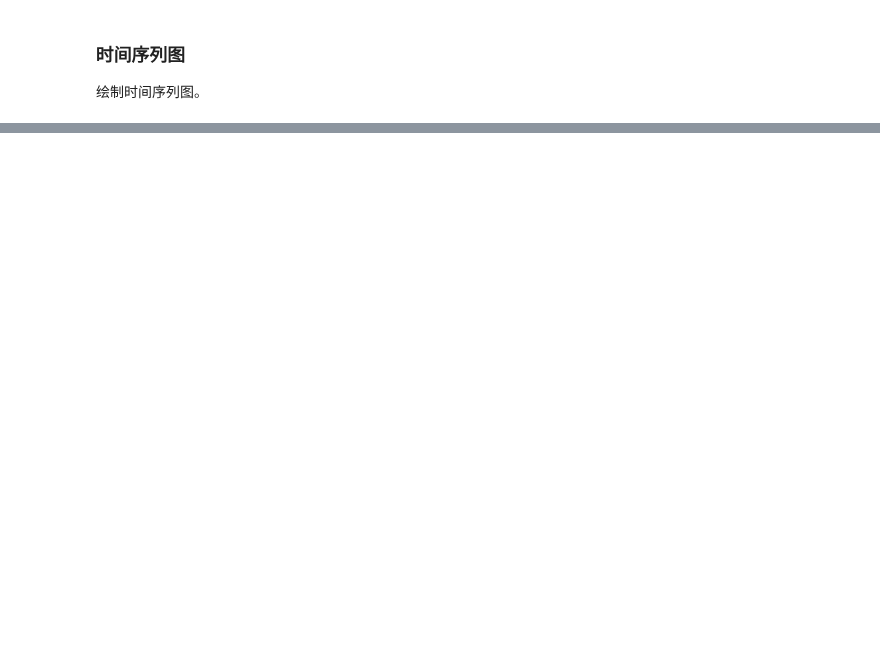
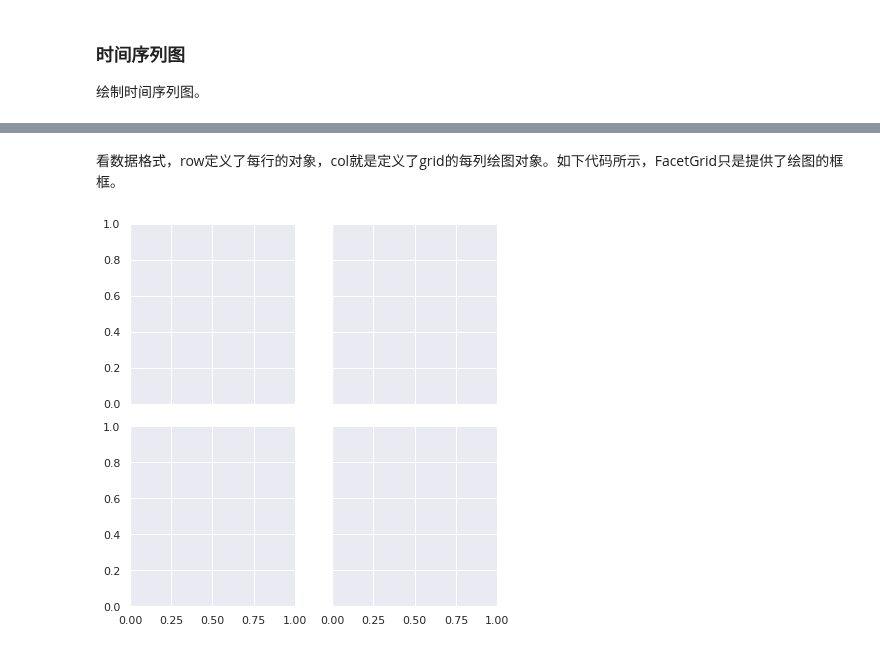
Before and after one commit to iHeadWater/hydrus, a Jupyter notebook: 3-seaborn/seaborn.ipynb, the cells around one changed output, grey strips where cells are left out. Cells and saved outputs as stored; diff of their text form; code cells hidden in the pictures; blank space fills up the shorter version.

Commit message:
np,pd+seaborn补充

```diff
--- a/3-seaborn/seaborn.ipynb
+++ b/3-seaborn/seaborn.ipynb
@@ -336,0 +416,7 @@ To register the converters:
+# %%
+import numpy as np
+import seaborn as sns
+import matplotlib.pyplot as plt
+sns.set(style="darkgrid")
+tips = sns.load_dataset("tips")
+tips
@@ -336,0 +437,6 @@ To register the converters:
+# %% [markdown]
+看数据格式，row定义了每行的对象，col就是定义了grid的每列绘图对象。如下代码所示，FacetGrid只是提供了绘图的框框。
+# %%
+g = sns.FacetGrid(tips, row="sex", col="time", margin_titles=True)
+# %% [output]
+[figure, added]
```
Also changed, not shown: parts of 21 cells of this notebook, 18 other files.
